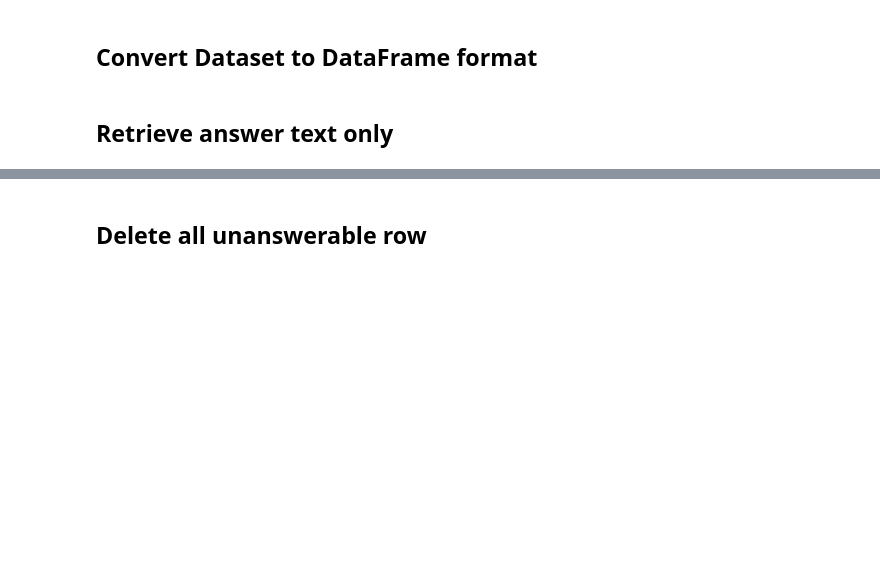
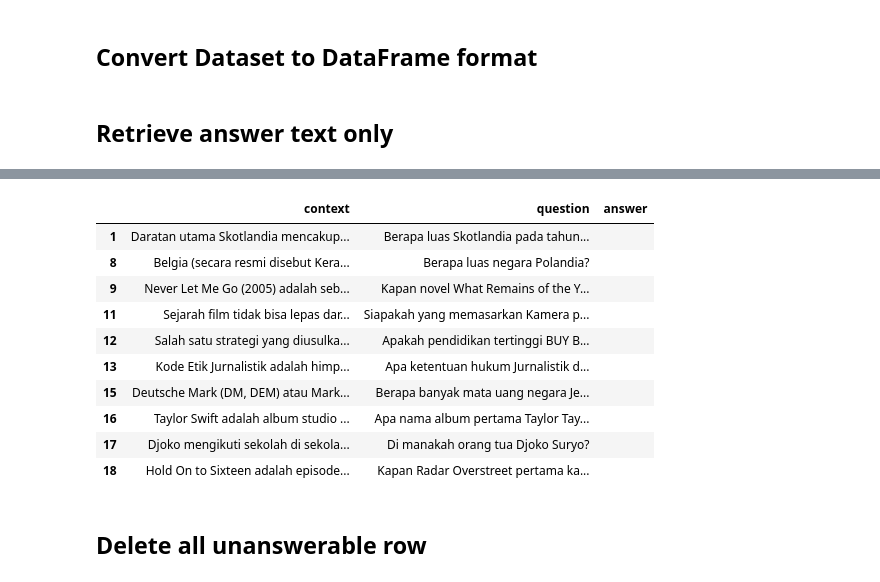
Before and after one commit to muhammadravi251001/multilingual-qas-with-nli, a Jupyter notebook: utilities/Create_IDK-MRC-NLI_from_IDK-MRC-Ver2.ipynb, the cells around one changed output, grey strips where cells are left out. Cells and saved outputs as stored; diff of their text form; code cells hidden in the pictures; blank space fills up the shorter version.

Commit message:
add cell to take a look, how hard to generate wrong answer from unanswerable question, due to lack of NER label on Indonesian's HF model

```diff
--- a/utilities/Create_IDK-MRC-NLI_from_IDK-MRC-Ver2.ipynb
+++ b/utilities/Create_IDK-MRC-NLI_from_IDK-MRC-Ver2.ipynb
@@ -12,7 +12,7 @@ MODEL_TOOLS_NAME_POS = "ageng-anugrah/indobert-large-p2-finetuned-chunking"
 MODEL_SIMILARITY_NAME = "paraphrase-multilingual-mpnet-base-v2"
 
 # SAMPLE = sys.maxsize
-SAMPLE = 50
+SAMPLE = 20
 # %% [markdown]
 # Import anything
 # %%
@@ -176,3 +176,7 @@ def retrieve_answer_text(data):
 data_qas_train_df = retrieve_answer_text(data_qas_train_df)
 data_qas_val_df = retrieve_answer_text(data_qas_val_df)
 data_qas_test_df = retrieve_answer_text(data_qas_test_df)
+# %%
+x = data_qas_train_df[data_qas_train_df['answer'] == '']
+y = data_qas_val_df[data_qas_val_df['answer'] == '']
+z = data_qas_test_df[data_qas_test_df['answer'] == '']
@@ -179,3 +253,17 @@ data_qas_test_df = retrieve_answer_text(data_qas_test_df)
+# %%
+x
+# %% [output]
+|  | context | question | answer |
+| 1 | Daratan utama Skotlandia mencakup... | Berapa luas Skotlandia pada tahun... |  |
+| 8 | Belgia (secara resmi disebut Kera... | Berapa luas negara Polandia? |  |
+| 9 | Never Let Me Go (2005) adalah seb... | Kapan novel What Remains of the Y... |  |
+| 11 | Sejarah film tidak bisa lepas dar... | Siapakah yang memasarkan Kamera p... |  |
+| 12 | Salah satu strategi yang diusulka... | Apakah pendidikan tertinggi BUY B... |  |
+| 13 | Kode Etik Jurnalistik adalah himp... | Apa ketentuan hukum Jurnalistik d... |  |
+| 15 | Deutsche Mark (DM, DEM) atau Mark... | Berapa banyak mata uang negara Je... |  |
+| 16 | Taylor Swift adalah album studio ... | Apa nama album pertama Taylor Tay... |  |
+| 17 | Djoko mengikuti sekolah di sekola... | Di manakah orang tua Djoko Suryo? |  |
+| 18 | Hold On to Sixteen adalah episode... | Kapan Radar Overstreet pertama ka... |  |
 # %% [markdown]
 ## Delete all unanswerable row
 # %%
```
Also changed, not shown: parts of 14 cells of this notebook.
